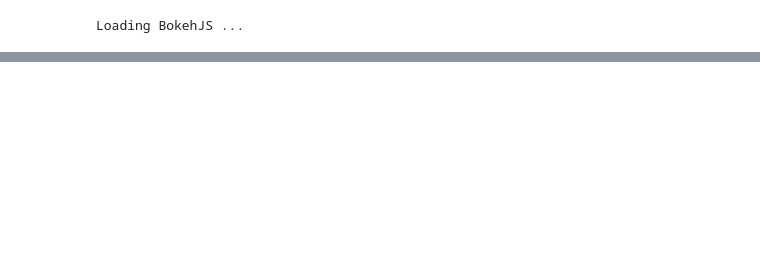
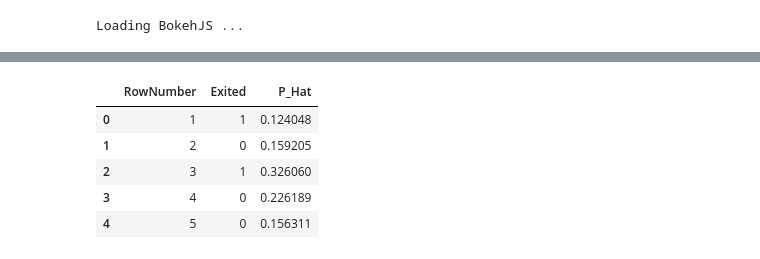
Before and after one commit to yaskyj/data-practice, a Jupyter notebook: Geodemographic Model.ipynb, the cells around one changed output, grey strips where cells are left out. Cells and saved outputs as stored; diff of their text form; code cells hidden in the pictures; blank space fills up the shorter version.

```diff
--- a/Geodemographic Model.ipynb
+++ b/Geodemographic Model.ipynb
@@ -288,3 +288,18 @@ Confusion Matrix
 [[ 7687.   276.]
  [ 1597.   440.]]
 Model accuracy: 0.8127
+# %%
+predictions = pd.DataFrame(results6.predict(X6))
+# %%
+predictions.columns = ['P_Hat']
+# %%
+forecast = pd.concat([train[['RowNumber', 'Exited']], predictions], axis=1)
+# %%
+forecast.head()
+# %% [output]
+|  | RowNumber | Exited | P_Hat |
+| 0 | 1 | 1 | 0.124048 |
+| 1 | 2 | 0 | 0.159205 |
+| 2 | 3 | 1 | 0.326060 |
+| 3 | 4 | 0 | 0.226189 |
+| 4 | 5 | 0 | 0.156311 |
```
Also changed, not shown: parts of 16 cells of this notebook.
